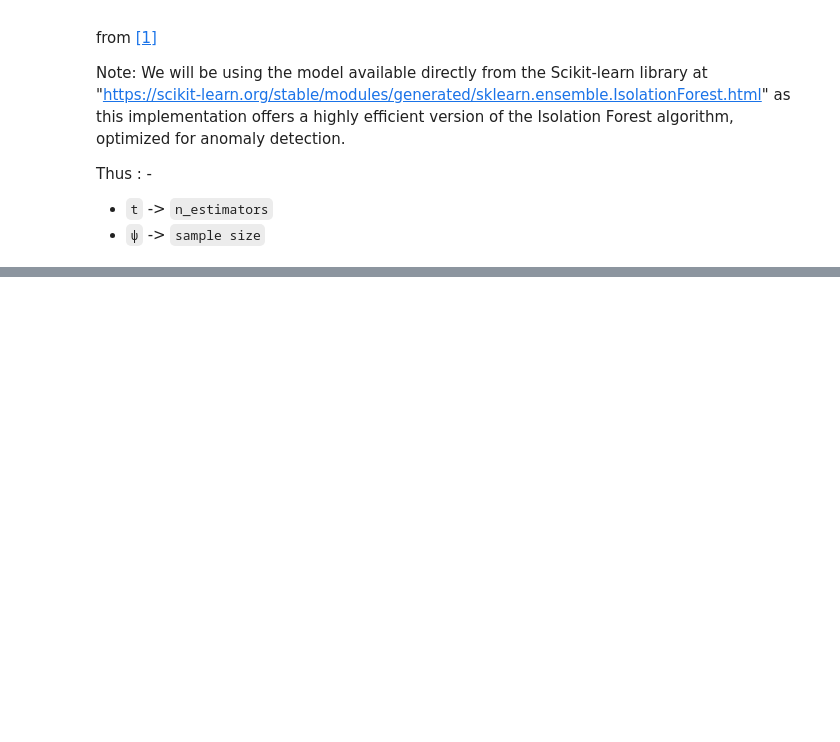
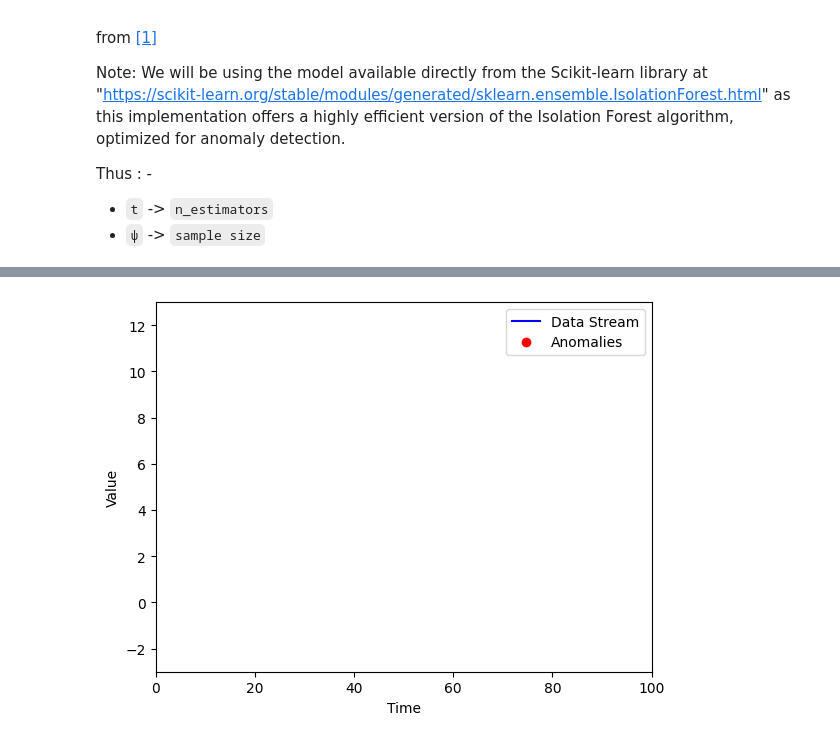
Before and after one commit to archit0410/Anomaly-detection-in-a-data-stream, a Jupyter notebook: anomalies-detector.ipynb, the cells around one changed output, grey strips where cells are left out. Drawn from its saved outputs; the diff is of its cells as text; code cells hidden in the pictures; blank space fills up the shorter version.

```diff
--- a/anomalies-detector.ipynb
+++ b/anomalies-detector.ipynb
@@ -308,7 +308,7 @@ class iForestASD:
         anomaly_points, = ax.plot([], [], 'ro', label='Anomalies') # anomaly_points are the anomalies
 
         ax.set_xlim(0, self.window_size)
-        ax.set_ylim(-3, 12) # why -3 and 12 ?
+        ax.set_ylim(-3, 13) # why -3 and 12 ?
         # max value of data stream = +1(regular) + 0.5(seasonal) + 0.3(noise) + 10(anomaly) ≈ +12.8
         # min value of data stream = -1(regular) - 0.5(seasonal) - 0.3(noise) ≈ -1.8 (since anomaly is taken positive here no need to add it)
         ax.set_xlabel('Time')
@@ -324,7 +324,7 @@ class iForestASD:
             # Once the current window reaches the size limit, fit and score
             if len(self.current_window) == self.window_size:
                 current_window_reshaped = np.array(self.current_window).reshape(-1, 1) # Why reshape ?
-                # Since scikit-learn model isolation Forest expects  expects the input to be a 2D array where:
+                # Since scikit-learn model isolation Forest expects expects the input to be a 2D array where:
                 #   Each row represents a sample.
                 #   Each column represents a feature.
                 #   Reference: https://scikit-learn.org/stable/modules/generated/sklearn.ensemble.IsolationForest.html
@@ -375,31 +375,33 @@ class iForestASD:
                 # i = i+1 step
                 self.prev_window = self.current_window.copy()
                 self.current_window = []
 
             # Update plot data
             ln.set_data(xdata, ydata)
             anomaly_points.set_data(self.anomalies_x, self.anomalies_y)
 
             # Dynamically adjust x-axis
             if len(xdata) > self.window_size:
                 ax.set_xlim(xdata[-self.window_size], xdata[-1])
             else:
                 ax.set_xlim(0, self.window_size)
 
             return ln, anomaly_points
 
         # Create the animation
         ani = FuncAnimation(fig, update_plot, frames=np.arange(0, 100000), blit=True, interval=100)
         plt.show()
 
 # Main execution
 if __name__ == "__main__":
     # Initialize the stream processor with desired parameters
     stream_processor = iForestASD()
 
     # Create the data stream
     data_stream = continuous_data_stream()
 
     # Start processing the data stream
     stream_processor.process_stream(data_stream)
+# %% [output]
+[figure, added]
 # %%
```
Also changed, not shown: parts of 4 cells of this notebook.
